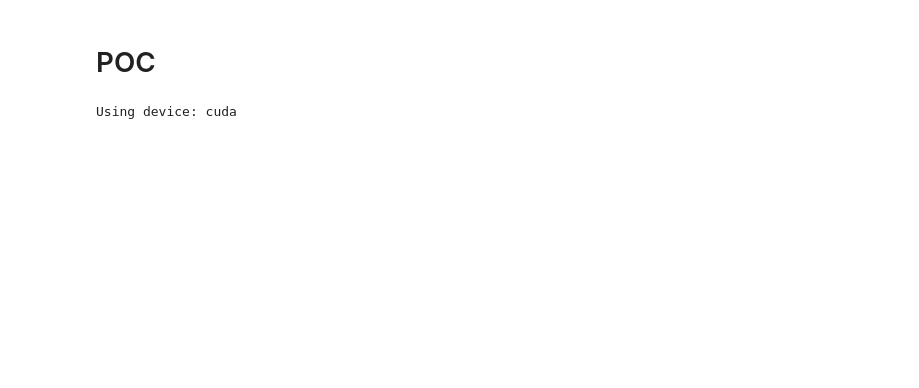
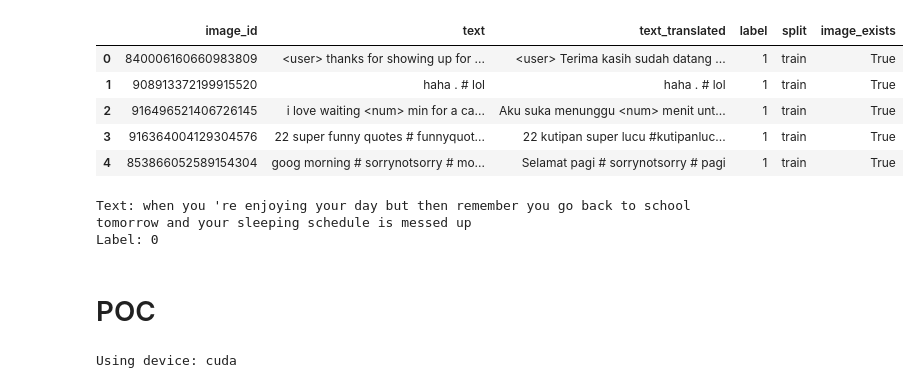
Before and after one commit to Yanfiq/bukan-skripsi, a Jupyter notebook: notebooks/1st_exp/main.ipynb, the cells around one changed output. Cells and saved outputs as stored; diff of their text form; code cells hidden in the pictures; blank space fills up the shorter version.

```diff
--- a/notebooks/1st_exp/main.ipynb
+++ b/notebooks/1st_exp/main.ipynb
@@ -78,3 +111,23 @@ Name: count, dtype: int64
+# %%
+df.head()
+# %% [output]
+|  | image_id | text | text_translated | label | split | image_exists |
+| 0 | 840006160660983809 | <user> thanks for showing up for ... | <user> Terima kasih sudah datang ... | 1 | train | True |
+| 1 | 908913372199915520 | haha . # lol | haha . # lol | 1 | train | True |
+| 2 | 916496521406726145 | i love waiting <num> min for a ca... | Aku suka menunggu <num> menit unt... | 1 | train | True |
+| 3 | 916364004129304576 | 22 super funny quotes # funnyquot... | 22 kutipan super lucu #kutipanluc... | 1 | train | True |
+| 4 | 853866052589154304 | goog morning # sorrynotsorry # mo... | Selamat pagi # sorrynotsorry # pagi | 1 | train | True |
+# %%
+# show some random data with the image
+import random
+random_row = df.sample(n=1).iloc[0]
+print(f"Text: {random_row['text']}")
+print(f"Label: {random_row['label']}")
+img = Image.open(f"./dataset/dataset_image/{random_row['image_id']}.jpg")
+img.show()
+# %% [output]
+Text: when you 're enjoying your day but then remember you go back to school tomorrow and your sleeping schedule is messed up
+Label: 0
 # %% [markdown]
 # POC
 # %%
```
Also changed, not shown: parts of 25 cells of this notebook, 4 other files.
